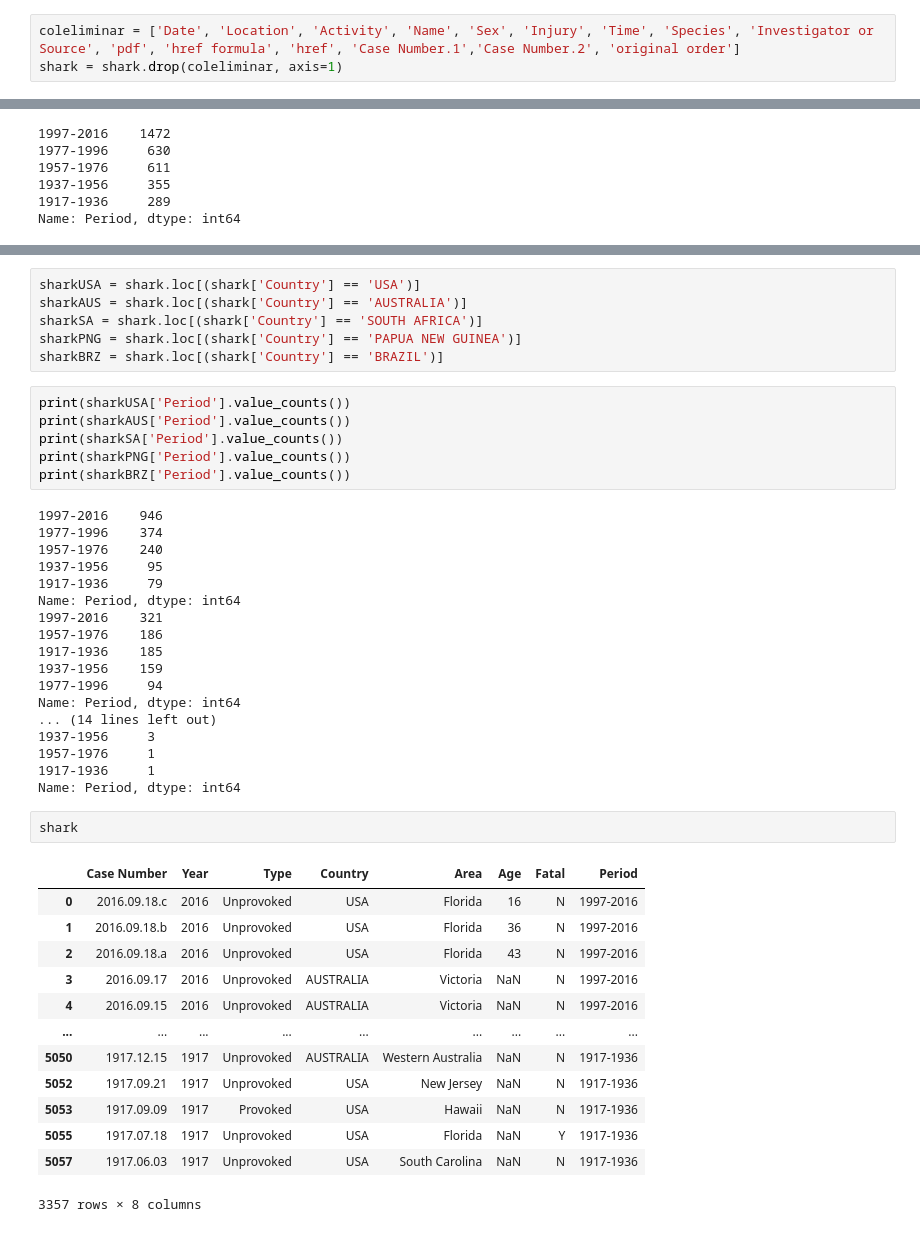
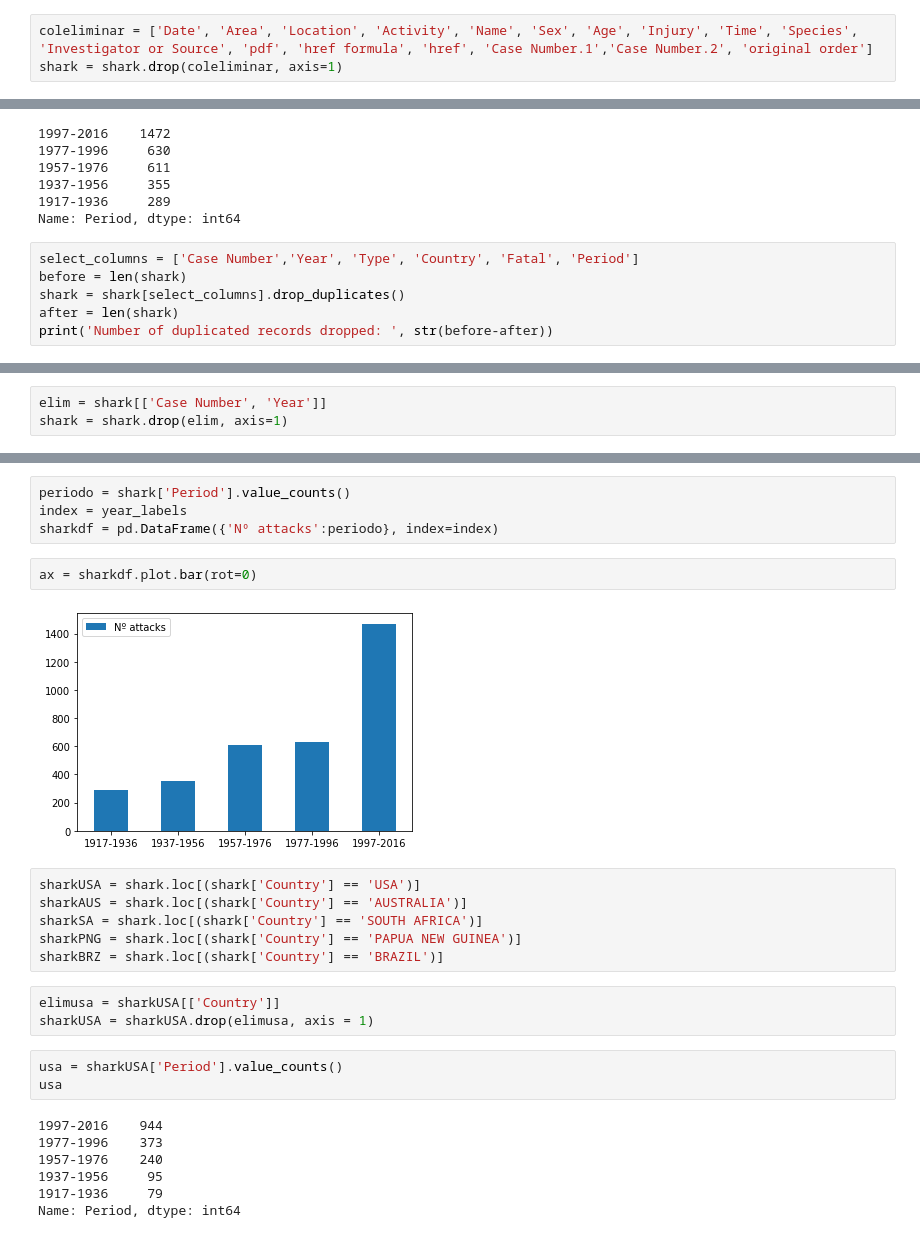
Before and after one commit to Jpereza24/Sharks-Attack, a Jupyter notebook: Sharks-Attack.ipynb, the cells around one changed output, grey strips where cells are left out. Cells and saved outputs as stored; diff of their text form.

```diff
--- a/Sharks-Attack.ipynb
+++ b/Sharks-Attack.ipynb
@@ -105,6 +105,6 @@ Blacktip shark, 1.8 m to 2.1 m [6' to 7']       1
 Name: Species, Length: 1537, dtype: int64
 # %%
-coleliminar = ['Date', 'Location', 'Activity', 'Name', 'Sex', 'Injury', 'Time', 'Species', 'Investigator or Source', 'pdf', 'href formula', 'href', 'Case Number.1','Case Number.2', 'original order']
+coleliminar = ['Date', 'Area', 'Location', 'Activity', 'Name', 'Sex', 'Age', 'Injury', 'Time', 'Species', 'Investigator or Source', 'pdf', 'href formula', 'href', 'Case Number.1','Case Number.2', 'original order']
 shark = shark.drop(coleliminar, axis=1)
 # %%
 shark.columns
@@ -182,3 +178,9 @@ shark['Period'].value_counts()
 1937-1956     355
 1917-1936     289
 Name: Period, dtype: int64
+# %%
+select_columns = ['Case Number','Year', 'Type', 'Country', 'Fatal', 'Period']
+before = len(shark)
+shark = shark[select_columns].drop_duplicates()
+after = len(shark)
+print('Number of duplicated records dropped: ', str(before-after))
@@ -184,0 +189,3 @@ Name: Period, dtype: int64
+# %%
+elim = shark[['Case Number', 'Year']]
+shark = shark.drop(elim, axis=1)
@@ -185,46 +214,27 @@ Name: Period, dtype: int64
+# %%
+periodo = shark['Period'].value_counts()
+index = year_labels
+sharkdf = pd.DataFrame({'Nº attacks':periodo}, index=index)
+# %%
+ax = sharkdf.plot.bar(rot=0)
+# %% [output]
+[figure, added]
 # %%
 sharkUSA = shark.loc[(shark['Country'] == 'USA')]
 sharkAUS = shark.loc[(shark['Country'] == 'AUSTRALIA')]
 sharkSA = shark.loc[(shark['Country'] == 'SOUTH AFRICA')]
 sharkPNG = shark.loc[(shark['Country'] == 'PAPUA NEW GUINEA')]
 sharkBRZ = shark.loc[(shark['Country'] == 'BRAZIL')]
-# %%
-print(sharkUSA['Period'].value_counts())
-print(sharkAUS['Period'].value_counts())
-print(sharkSA['Period'].value_counts())
-print(sharkPNG['Period'].value_counts())
-print(sharkBRZ['Period'].value_counts())
-# %% [output]
-1997-2016    946
-1977-1996    374
-1957-1976    240
-1937-1956     95
-1917-1936     79
-Name: Period, dtype: int64
-1997-2016    321
-1957-1976    186
-1917-1936    185
-1937-1956    159
-1977-1996     94
-Name: Period, dtype: int64
-... (14 lines left out)
-1937-1956     3
-1957-1976     1
-1917-1936     1
-Name: Period, dtype: int64
-# %%
-shark
-# %% [output]
-|  | Case Number | Year | Type | Country | Area | Age | Fatal | Period |
-| 0 | 2016.09.18.c | 2016 | Unprovoked | USA | Florida | 16 | N | 1997-2016 |
-| 1 | 2016.09.18.b | 2016 | Unprovoked | USA | Florida | 36 | N | 1997-2016 |
-| 2 | 2016.09.18.a | 2016 | Unprovoked | USA | Florida | 43 | N | 1997-2016 |
-| 3 | 2016.09.17 | 2016 | Unprovoked | AUSTRALIA | Victoria | NaN | N | 1997-2016 |
-| 4 | 2016.09.15 | 2016 | Unprovoked | AUSTRALIA | Victoria | NaN | N | 1997-2016 |
-| ... | ... | ... | ... | ... | ... | ... | ... | ... |
-| 5050 | 1917.12.15 | 1917 | Unprovoked | AUSTRALIA | Western Australia | NaN | N | 1917-1936 |
-| 5052 | 1917.09.21 | 1917 | Unprovoked | USA | New Jersey | NaN | N | 1917-1936 |
-| 5053 | 1917.09.09 | 1917 | Provoked | USA | Hawaii | NaN | N | 1917-1936 |
-| 5055 | 1917.07.18 | 1917 | Unprovoked | USA | Florida | NaN | Y | 1917-1936 |
-| 5057 | 1917.06.03 | 1917 | Unprovoked | USA | South Carolina | NaN | N | 1917-1936 |
-3357 rows × 8 columns
+# %%
+elimusa = sharkUSA[['Country']]
+sharkUSA = sharkUSA.drop(elimusa, axis = 1)
+# %%
+usa = sharkUSA['Period'].value_counts()
+usa
+# %% [output]
+1997-2016    944
+1977-1996    373
+1957-1976    240
+1937-1956     95
+1917-1936     79
+Name: Period, dtype: int64
```
Also changed, not shown: parts of 7 cells of this notebook.
